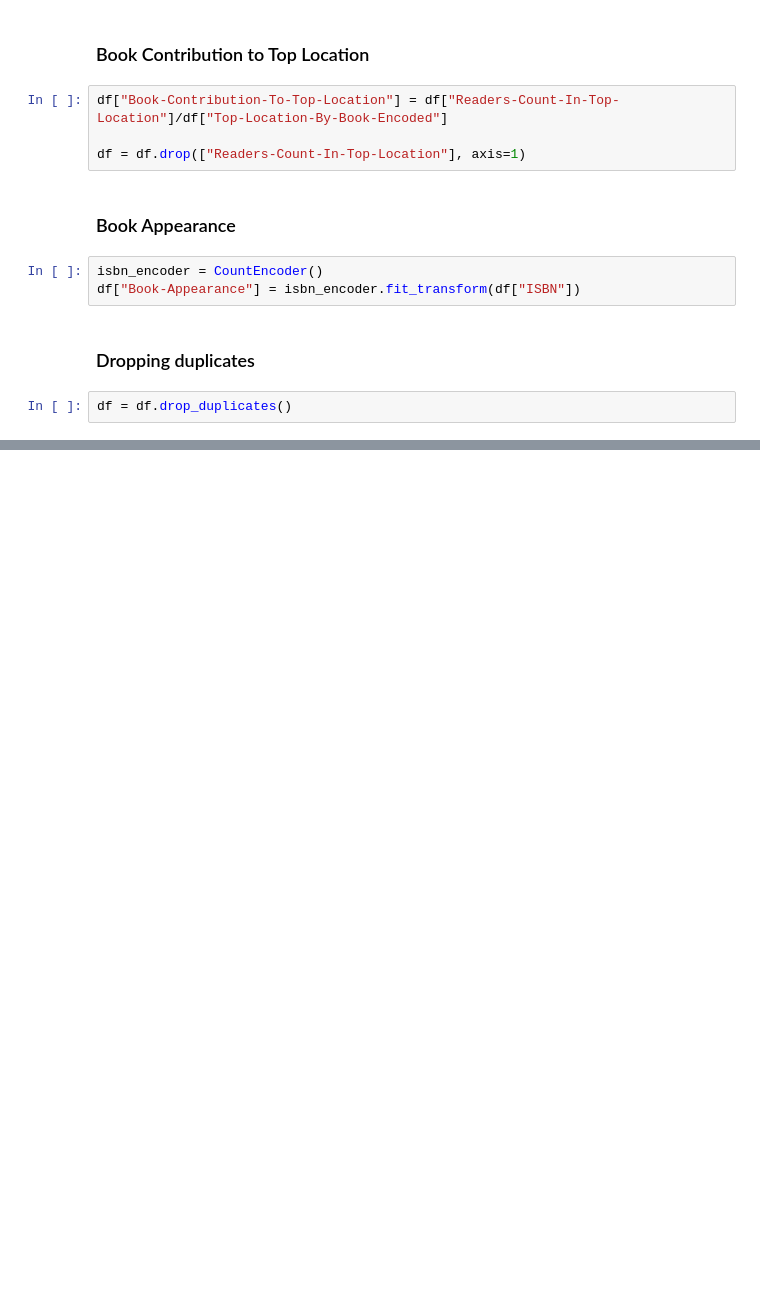
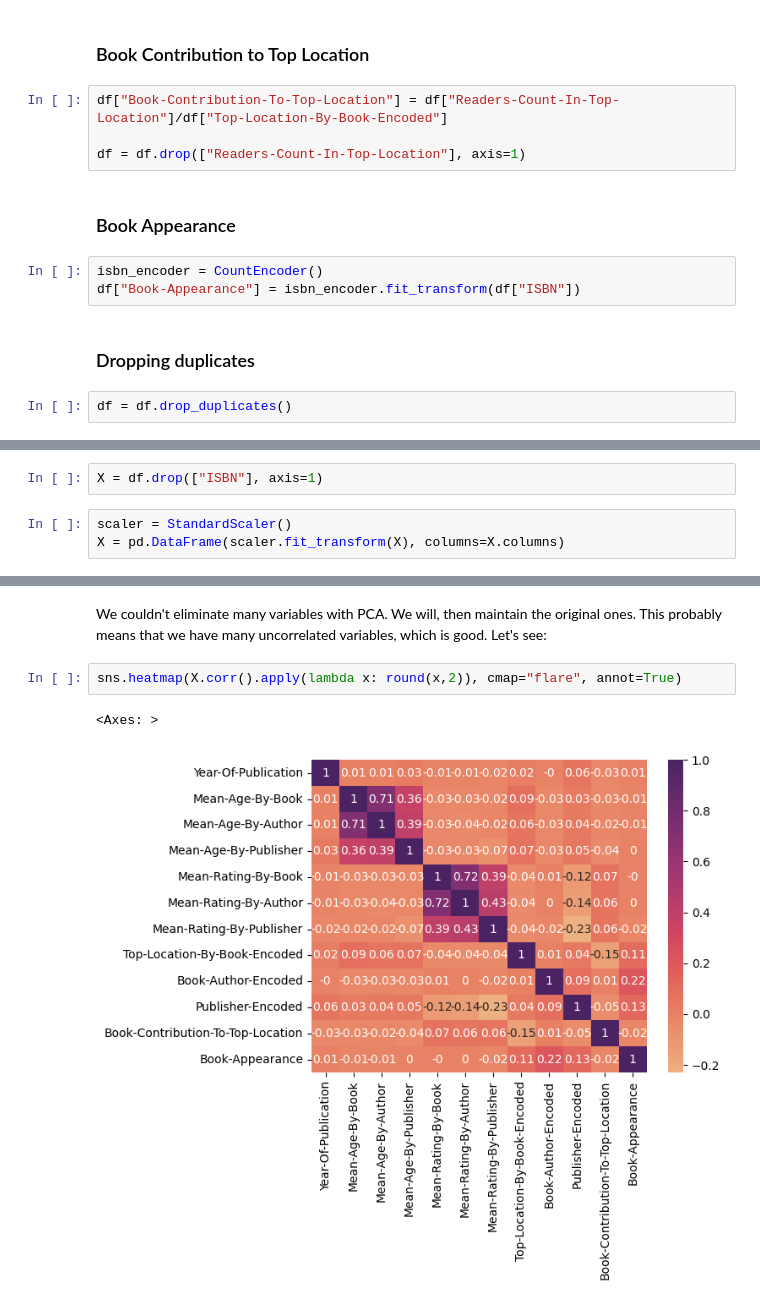
Before and after one commit to Samirnunes/data-science, a Jupyter notebook: machine_learning/book_recommendation/system.ipynb, the cells around one changed output, grey strips where cells are left out. Drawn from its saved outputs; the diff is of its cells as text; blank space fills up the shorter version.

```diff
--- a/machine_learning/book_recommendation/system.ipynb
+++ b/machine_learning/book_recommendation/system.ipynb
@@ -251,0 +263,5 @@ df
+# %%
+X = df.drop(["ISBN"], axis=1)
+# %%
+scaler = StandardScaler()
+X = pd.DataFrame(scaler.fit_transform(X), columns=X.columns)
@@ -251,0 +283,7 @@ df
+# %% [markdown]
+We couldn't eliminate many variables with PCA. We will, then maintain the original ones. This probably means that we have many uncorrelated variables, which is good. Let's see:
+# %%
+sns.heatmap(X.corr().apply(lambda x: round(x,2)), cmap="flare", annot=True)
+# %% [output]
+<Axes: >
+[figure, added]
```
Also changed, not shown: parts of 13 cells of this notebook.
